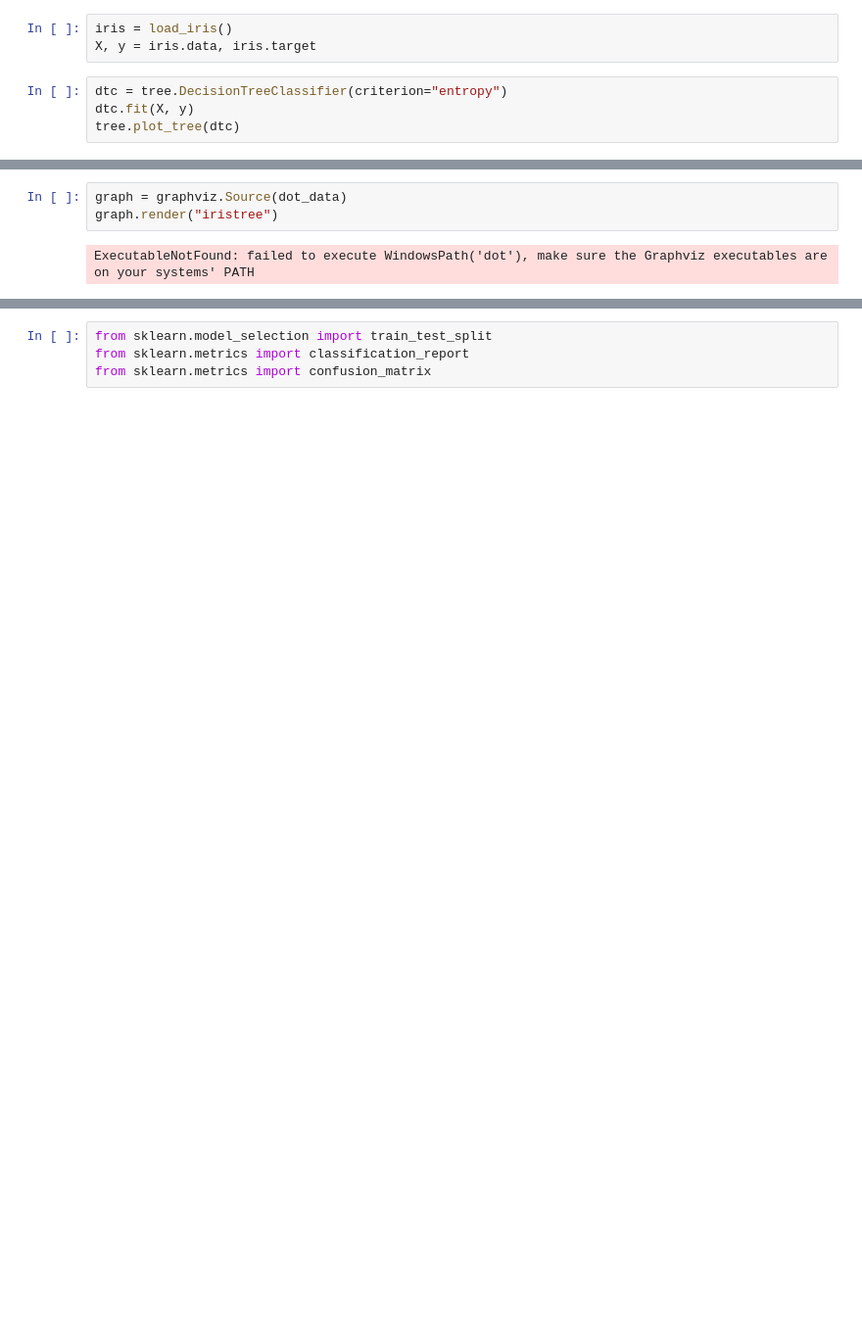
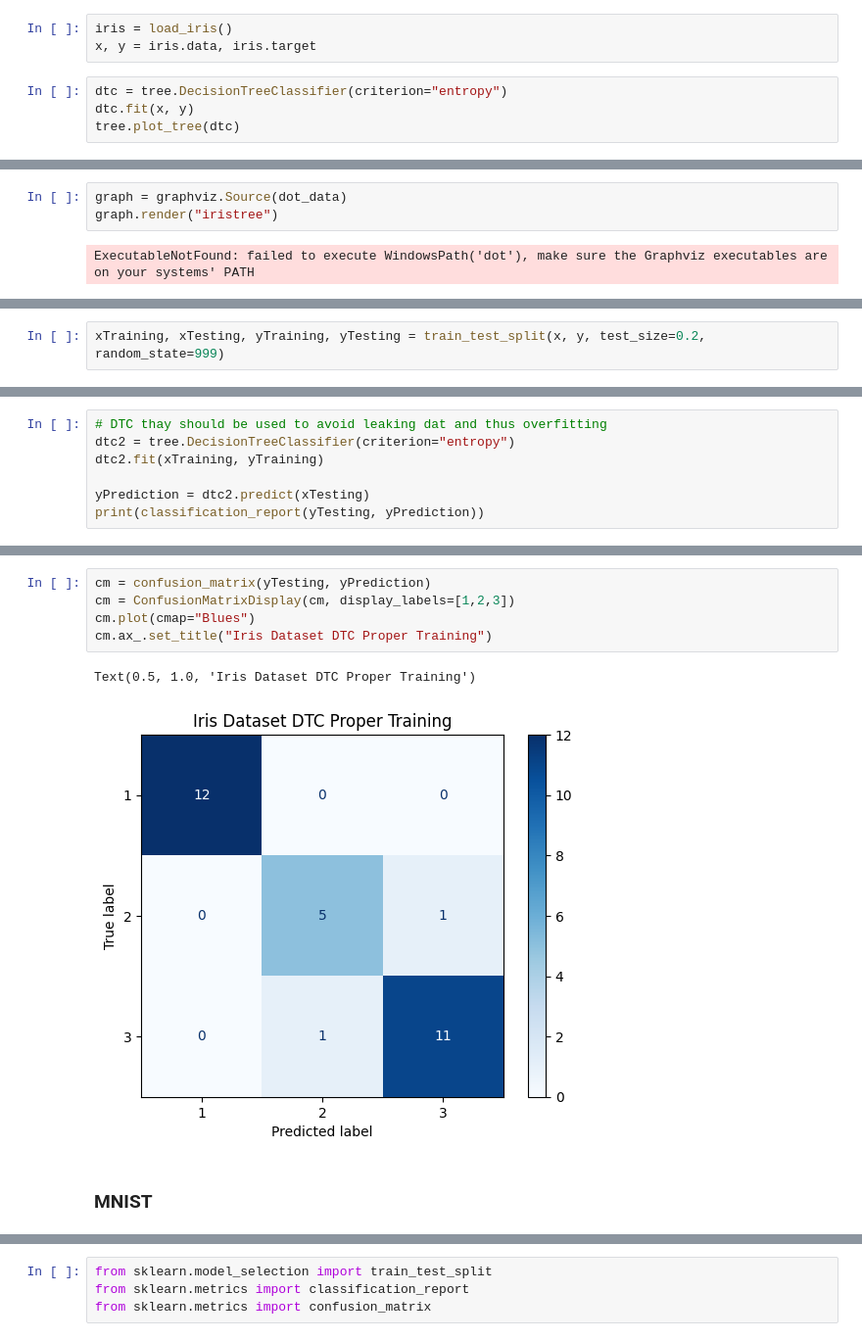
Before and after one commit to Tarxxan/COMP472_A2, a Jupyter notebook: a3.ipynb, the cells around one changed output, grey strips where cells are left out. Shown at 98% size. Drawn from its saved outputs; the diff is of its cells as text; blank space fills up the shorter version.

```diff
--- a/a3.ipynb
+++ b/a3.ipynb
@@ -5,8 +10,8 @@ import graphviz
 # %%
 iris = load_iris()
-X, y = iris.data, iris.target
+x, y = iris.data, iris.target
 # %%
 dtc = tree.DecisionTreeClassifier(criterion="entropy")
-dtc.fit(X, y)
+dtc.fit(x, y)
 tree.plot_tree(dtc)
 # %% [output]
@@ -45,0 +56,2 @@ ExecutableNotFound: failed to execute WindowsPath('dot'), make sure the Graphviz
+# %%
+xTraining, xTesting, yTraining, yTesting = train_test_split(x, y, test_size=0.2, random_state=999)
@@ -45,0 +71,7 @@ ExecutableNotFound: failed to execute WindowsPath('dot'), make sure the Graphviz
+# %%
+# DTC thay should be used to avoid leaking dat and thus overfitting
+dtc2 = tree.DecisionTreeClassifier(criterion="entropy")
+dtc2.fit(xTraining, yTraining)
+
+yPrediction = dtc2.predict(xTesting)
+print(classification_report(yTesting, yPrediction))
@@ -45,0 +88,10 @@ ExecutableNotFound: failed to execute WindowsPath('dot'), make sure the Graphviz
+# %%
+cm = confusion_matrix(yTesting, yPrediction)
+cm = ConfusionMatrixDisplay(cm, display_labels=[1,2,3])
+cm.plot(cmap="Blues")
+cm.ax_.set_title("Iris Dataset DTC Proper Training")
+# %% [output]
+Text(0.5, 1.0, 'Iris Dataset DTC Proper Training')
+[figure, added]
+# %% [markdown]
+### MNIST
```
Also changed, not shown: parts of 47 cells of this notebook.
